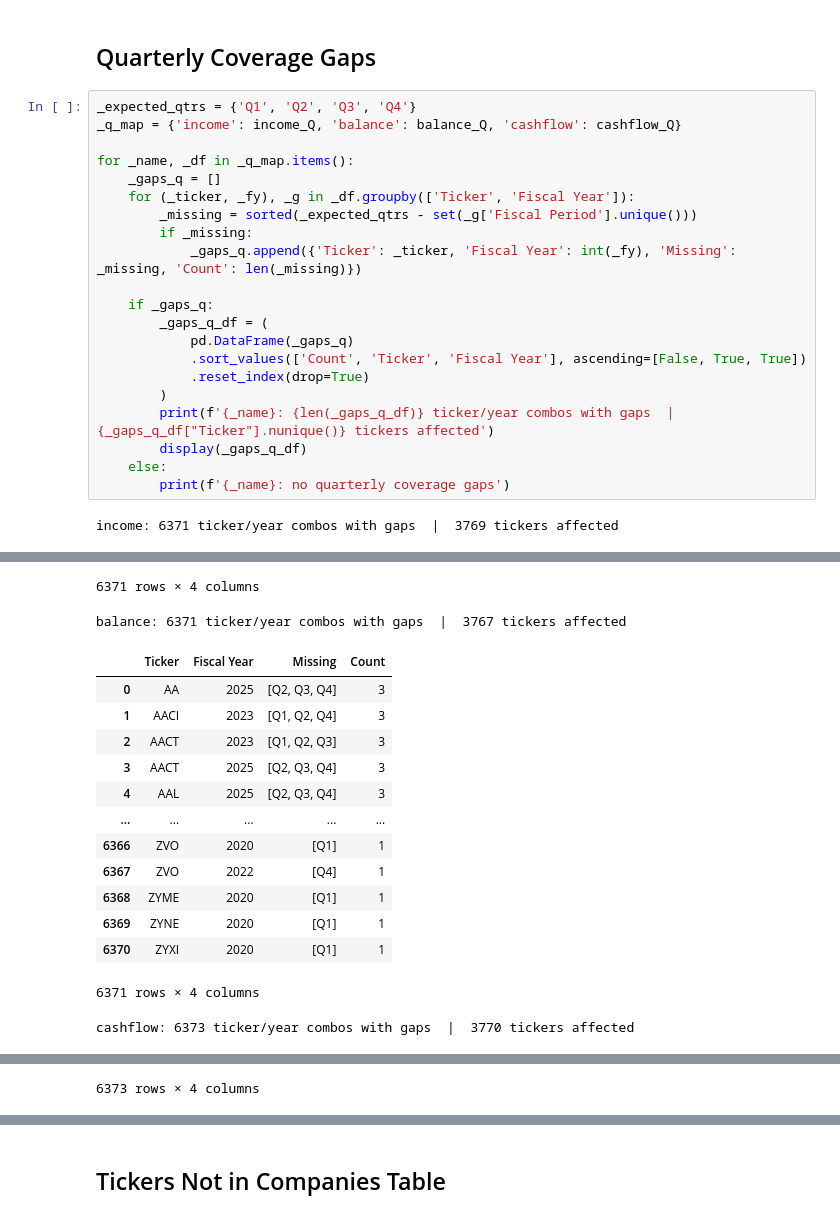
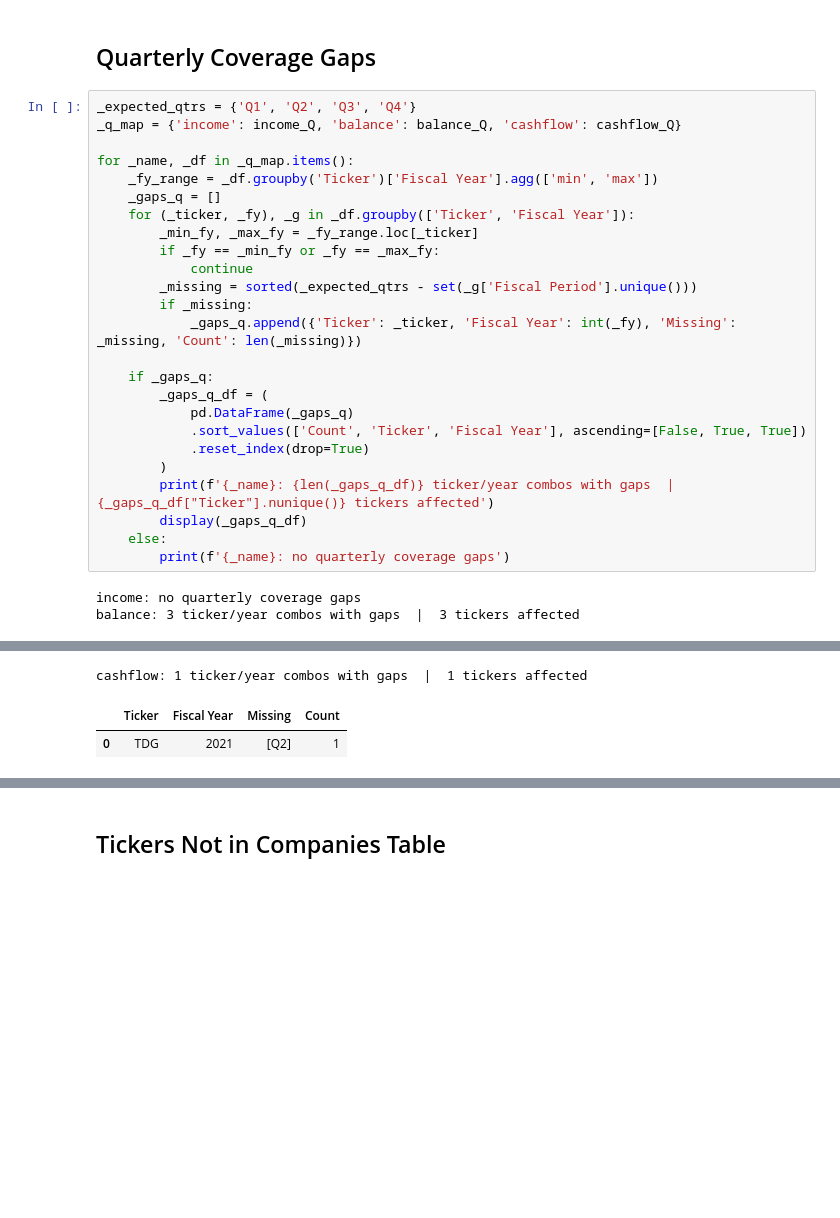
Before and after one commit to marcdumon/investment_research_platform, a Jupyter notebook: notebooks/summary_fundmental_data.ipynb, the cells around one changed output, grey strips where cells are left out. Saved outputs shown, nothing was run; the diff lists cells and outputs as text; blank space fills up the shorter version.

```diff
--- a/notebooks/summary_fundmental_data.ipynb
+++ b/notebooks/summary_fundmental_data.ipynb
@@ -291,8 +291,12 @@ _expected_qtrs = {'Q1', 'Q2', 'Q3', 'Q4'}
 _q_map = {'income': income_Q, 'balance': balance_Q, 'cashflow': cashflow_Q}
 
 for _name, _df in _q_map.items():
+    _fy_range = _df.groupby('Ticker')['Fiscal Year'].agg(['min', 'max'])
     _gaps_q = []
     for (_ticker, _fy), _g in _df.groupby(['Ticker', 'Fiscal Year']):
+        _min_fy, _max_fy = _fy_range.loc[_ticker]
+        if _fy == _min_fy or _fy == _max_fy:
+            continue
         _missing = sorted(_expected_qtrs - set(_g['Fiscal Period'].unique()))
         if _missing:
             _gaps_q.append({'Ticker': _ticker, 'Fiscal Year': int(_fy), 'Missing': _missing, 'Count': len(_missing)})
@@ -308,5 +312,6 @@ for _name, _df in _q_map.items():
     else:
         print(f'{_name}: no quarterly coverage gaps')
 # %% [output]
-income: 6371 ticker/year combos with gaps  |  3769 tickers affected
+income: no quarterly coverage gaps
+balance: 3 ticker/year combos with gaps  |  3 tickers affected
 |  | Ticker | Fiscal Year | Missing | Count |
@@ -324,16 +321,3 @@ income: 6371 ticker/year combos with gaps  |  3769 tickers affected
-6371 rows × 4 columns
+cashflow: 1 ticker/year combos with gaps  |  1 tickers affected
-balance: 6371 ticker/year combos with gaps  |  3767 tickers affected
 |  | Ticker | Fiscal Year | Missing | Count |
-| 0 | AA | 2025 | [Q2, Q3, Q4] | 3 |
-| 1 | AACI | 2023 | [Q1, Q2, Q4] | 3 |
-| 2 | AACT | 2023 | [Q1, Q2, Q3] | 3 |
-| 3 | AACT | 2025 | [Q2, Q3, Q4] | 3 |
-| 4 | AAL | 2025 | [Q2, Q3, Q4] | 3 |
-| ... | ... | ... | ... | ... |
-| 6366 | ZVO | 2020 | [Q1] | 1 |
-| 6367 | ZVO | 2022 | [Q4] | 1 |
-| 6368 | ZYME | 2020 | [Q1] | 1 |
-| 6369 | ZYNE | 2020 | [Q1] | 1 |
-| 6370 | ZYXI | 2020 | [Q1] | 1 |
+| 0 | TDG | 2021 | [Q2] | 1 |
-6371 rows × 4 columns
-cashflow: 6373 ticker/year combos with gaps  |  3770 tickers affected
@@ -352,2 +324 @@ cashflow: 6373 ticker/year combos with gaps  |  3770 tickers affected
-6373 rows × 4 columns
 # %%
```
Also changed, not shown: parts of 2 cells of this notebook.
